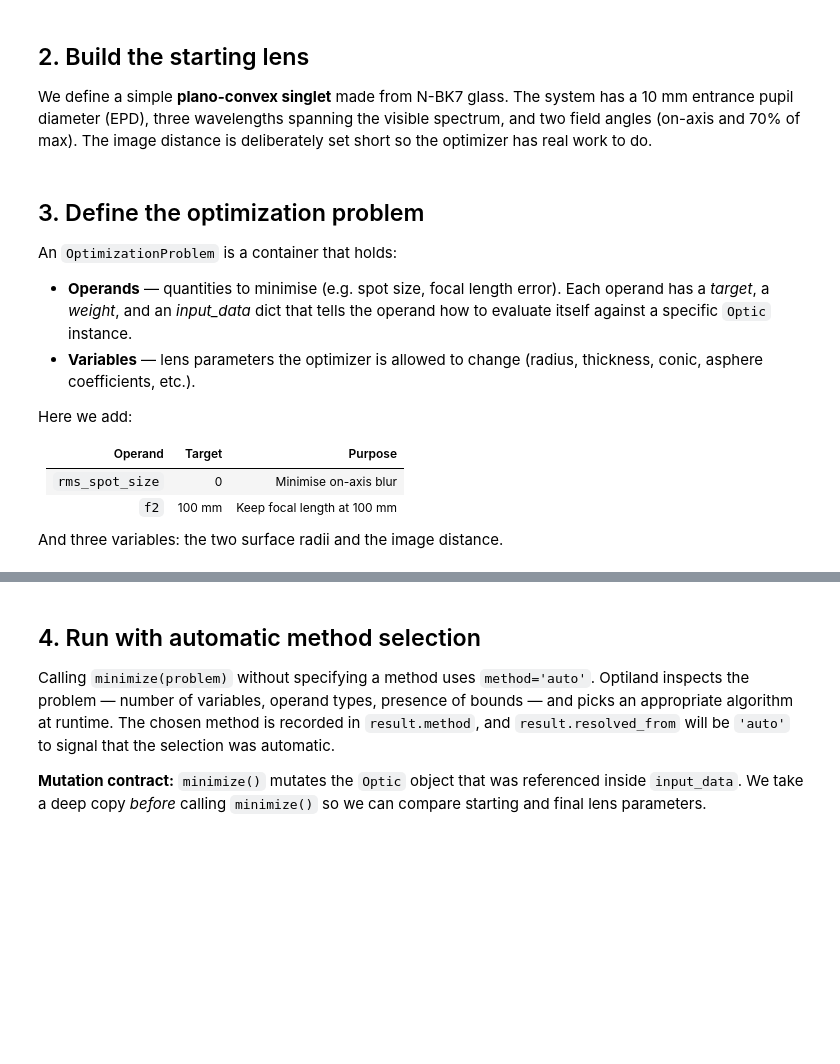
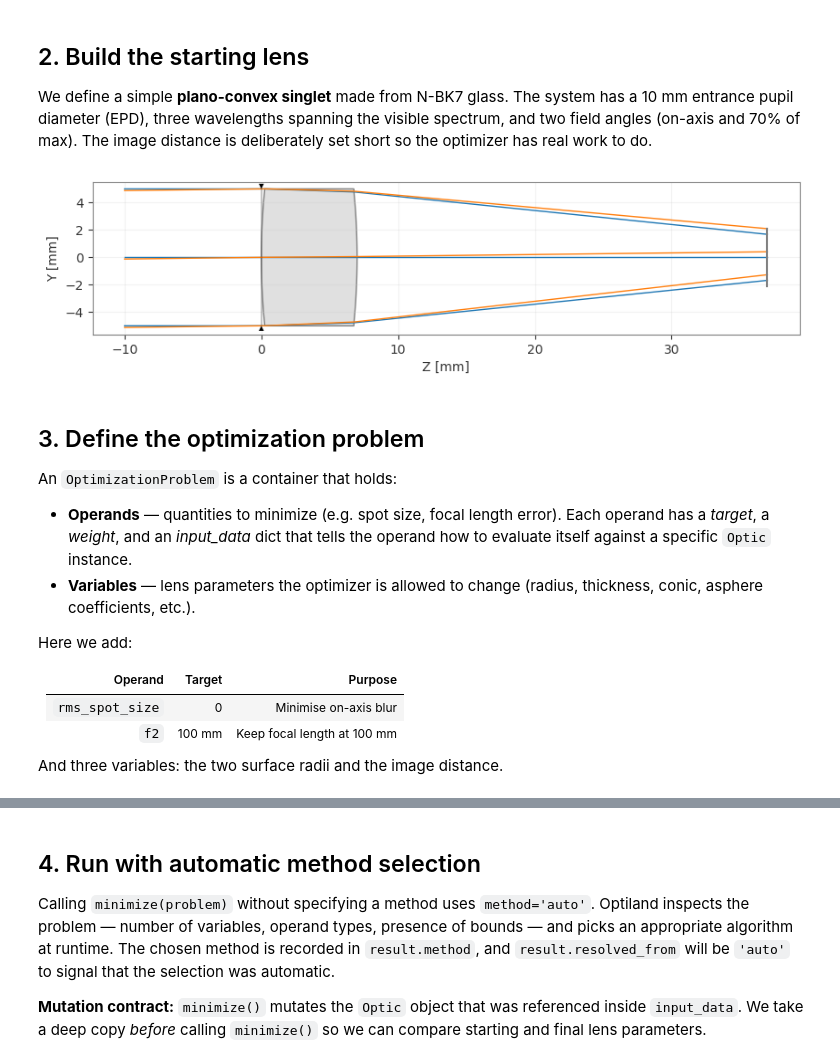
Before and after one commit to optiland/optiland, a Jupyter notebook: docs/examples/Tutorial_3a_Optimization_Basics.ipynb, the cells around one changed output, grey strips where cells are left out. Cells and saved outputs as stored; diff of their text form; code cells hidden in the pictures; blank space fills up the shorter version.

```diff
--- a/docs/examples/Tutorial_3a_Optimization_Basics.ipynb
+++ b/docs/examples/Tutorial_3a_Optimization_Basics.ipynb
@@ -25,39 +25,40 @@ We define a simple **plano-convex singlet** made from N-BK7 glass. The system ha
 # %%
 lens = optic.Optic()
 
 # Object plane (at infinity)
 lens.surfaces.add(index=0, thickness=np.inf)
 
 # Lens front surface (stop coincident with glass)
 lens.surfaces.add(index=1, thickness=7, radius=50, material='N-BK7', is_stop=True)
 
 # Lens rear surface
-lens.surfaces.add(index=2, thickness=45, radius=-50)
+lens.surfaces.add(index=2, thickness=30, radius=-50)
 
 # Image plane
 lens.surfaces.add(index=3)
 
 # Aperture
 lens.set_aperture(aperture_type='EPD', value=10)
 
 # Fields
 lens.fields.set_type('angle')
 lens.fields.add(y=0.0)   # on-axis
-lens.fields.add(y=0.7)   # 70% of max field
+lens.fields.add(y=0.7)   # 0.7 degrees
 
 # Wavelengths (F, d, C lines)
-lens.wavelengths.add(value=0.4861)               # F
+lens.wavelengths.add(value=0.4861)                   # F
 lens.wavelengths.add(value=0.5876, is_primary=True)  # d (primary)
-lens.wavelengths.add(value=0.6563)               # C
+lens.wavelengths.add(value=0.6563)                   # C
 
-lens.update_paraxial()
-lens.draw()
+_ = lens.draw()
+# %% [output]
+[figure, added]
 # %% [markdown]
 ## 3. Define the optimization problem
 
 An `OptimizationProblem` is a container that holds:
 
-* **Operands** — quantities to minimise (e.g. spot size, focal length error). Each operand has a *target*, a *weight*, and an *input_data* dict that tells the operand how to evaluate itself against a specific `Optic` instance.
+* **Operands** — quantities to minimize (e.g. spot size, focal length error). Each operand has a *target*, a *weight*, and an *input_data* dict that tells the operand how to evaluate itself against a specific `Optic` instance.
 * **Variables** — lens parameters the optimizer is allowed to change (radius, thickness, conic, asphere coefficients, etc.).
 
 Here we add:
```
Also changed, not shown: parts of 9 cells of this notebook, 6 other files.
